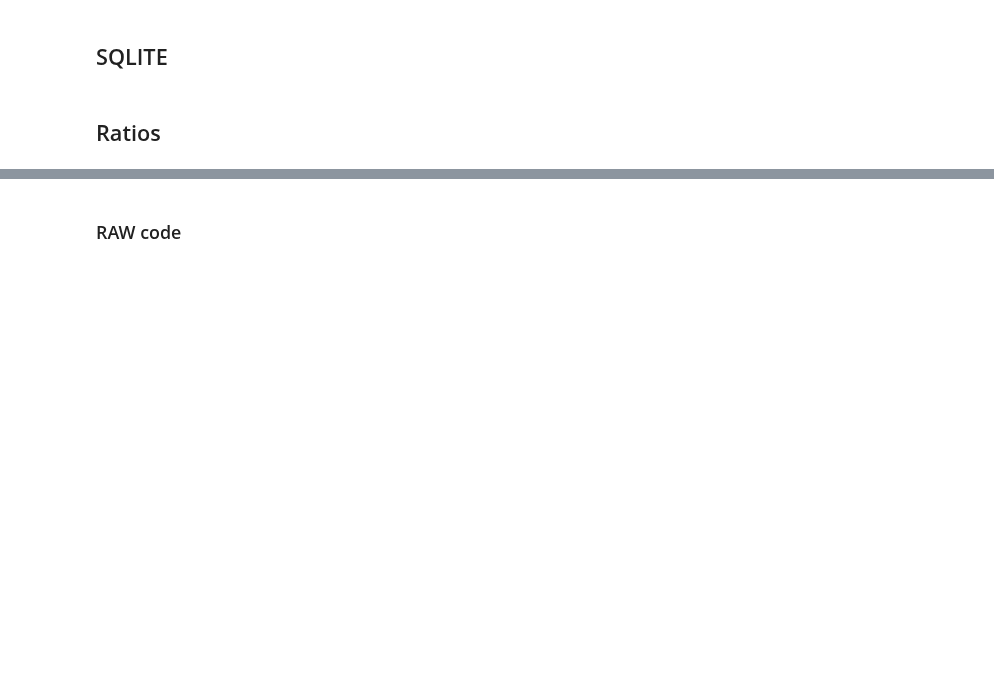
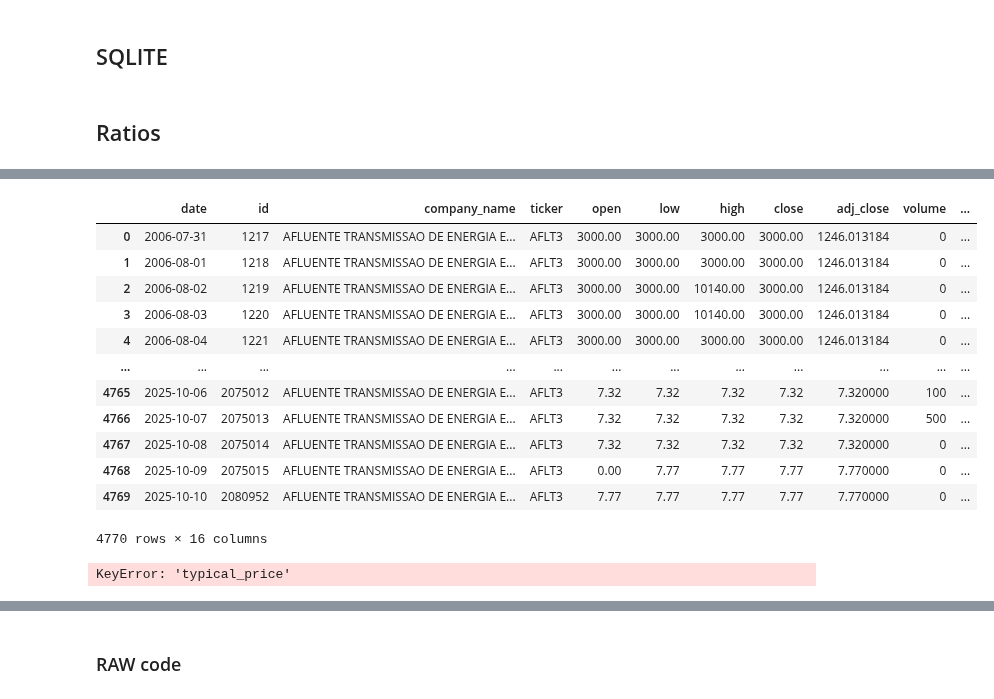
Before and after one commit to faustostangler/FLY, a Jupyter notebook: playgroung.ipynb, the cells around one changed output, grey strips where cells are left out. Saved outputs shown, nothing was run; the diff lists cells and outputs as text; code cells hidden in the pictures; blank space fills up the shorter version.

```diff
--- a/playgroung.ipynb
+++ b/playgroung.ipynb
@@ -663,0 +748,51 @@ conn.close()
+# %%
+df_data2['typical_price'] = (df_data2['high'] + df_data2['low'] + df_data2['close']) / 3
+df_data2['num'] = df_data2['typical_price'] * df_data2['volume'].cumsum()
+df_data2['denom'] = df_data2['volume'].cumsum()
+df_data2['wvap'] = (df_data2['num'] / df_data2['denom'])
+df_data2
+# %% [output]
+|  | date | id | company_name | ticker | open | low | high | close | adj_close | volume | ... |
+| 0 | 2006-07-31 | 1217 | AFLUENTE TRANSMISSAO DE ENERGIA E... | AFLT3 | 3000.00 | 3000.00 | 3000.00 | 3000.00 | 1246.013184 | 0 | ... |
+| 1 | 2006-08-01 | 1218 | AFLUENTE TRANSMISSAO DE ENERGIA E... | AFLT3 | 3000.00 | 3000.00 | 3000.00 | 3000.00 | 1246.013184 | 0 | ... |
+| 2 | 2006-08-02 | 1219 | AFLUENTE TRANSMISSAO DE ENERGIA E... | AFLT3 | 3000.00 | 3000.00 | 10140.00 | 3000.00 | 1246.013184 | 0 | ... |
+| 3 | 2006-08-03 | 1220 | AFLUENTE TRANSMISSAO DE ENERGIA E... | AFLT3 | 3000.00 | 3000.00 | 10140.00 | 3000.00 | 1246.013184 | 0 | ... |
+| 4 | 2006-08-04 | 1221 | AFLUENTE TRANSMISSAO DE ENERGIA E... | AFLT3 | 3000.00 | 3000.00 | 3000.00 | 3000.00 | 1246.013184 | 0 | ... |
+| ... | ... | ... | ... | ... | ... | ... | ... | ... | ... | ... | ... |
+| 4765 | 2025-10-06 | 2075012 | AFLUENTE TRANSMISSAO DE ENERGIA E... | AFLT3 | 7.32 | 7.32 | 7.32 | 7.32 | 7.320000 | 100 | ... |
+| 4766 | 2025-10-07 | 2075013 | AFLUENTE TRANSMISSAO DE ENERGIA E... | AFLT3 | 7.32 | 7.32 | 7.32 | 7.32 | 7.320000 | 500 | ... |
+| 4767 | 2025-10-08 | 2075014 | AFLUENTE TRANSMISSAO DE ENERGIA E... | AFLT3 | 7.32 | 7.32 | 7.32 | 7.32 | 7.320000 | 0 | ... |
+| 4768 | 2025-10-09 | 2075015 | AFLUENTE TRANSMISSAO DE ENERGIA E... | AFLT3 | 0.00 | 7.77 | 7.77 | 7.77 | 7.770000 | 0 | ... |
+| 4769 | 2025-10-10 | 2080952 | AFLUENTE TRANSMISSAO DE ENERGIA E... | AFLT3 | 7.77 | 7.77 | 7.77 | 7.77 | 7.770000 | 0 | ... |
+4770 rows × 16 columns
+# %%
+group = df_data2.groupby('_period')
+
+monthly = group.agg({
+    'open': 'first',
+    'high': 'max',
+    'low': 'min',
+    'close': 'last',
+    'adj_close': 'last',
+    'volume': 'sum',
+    'ticker': 'last',
+    'company_name': 'last',
+    'id': 'count',
+    'currency': 'last',
+})
+
+
+numer = (df_data2['typical_price'] * df_data2['volume']).groupby(df_data2['_period']).sum()
+denom = df_data2['volume'].groupby(df_data2['_period']).sum()
+monthly['vwap'] = np.where(denom > 0, numer / denom, np.nan)
+monthly['desviation_vwap %'] = (monthly['typical_price'] - monthly['vwap']) / monthly['typical_price'] * 100
+
+stats = group['vwap'].agg(['mean', 'std'])
+monthly = monthly.join(stats, on='_period')
+
+
+
+
+monthly
+# %% [output]
+KeyError: 'typical_price'
```
Also changed, not shown: parts of 14 cells of this notebook, 1 other file.
